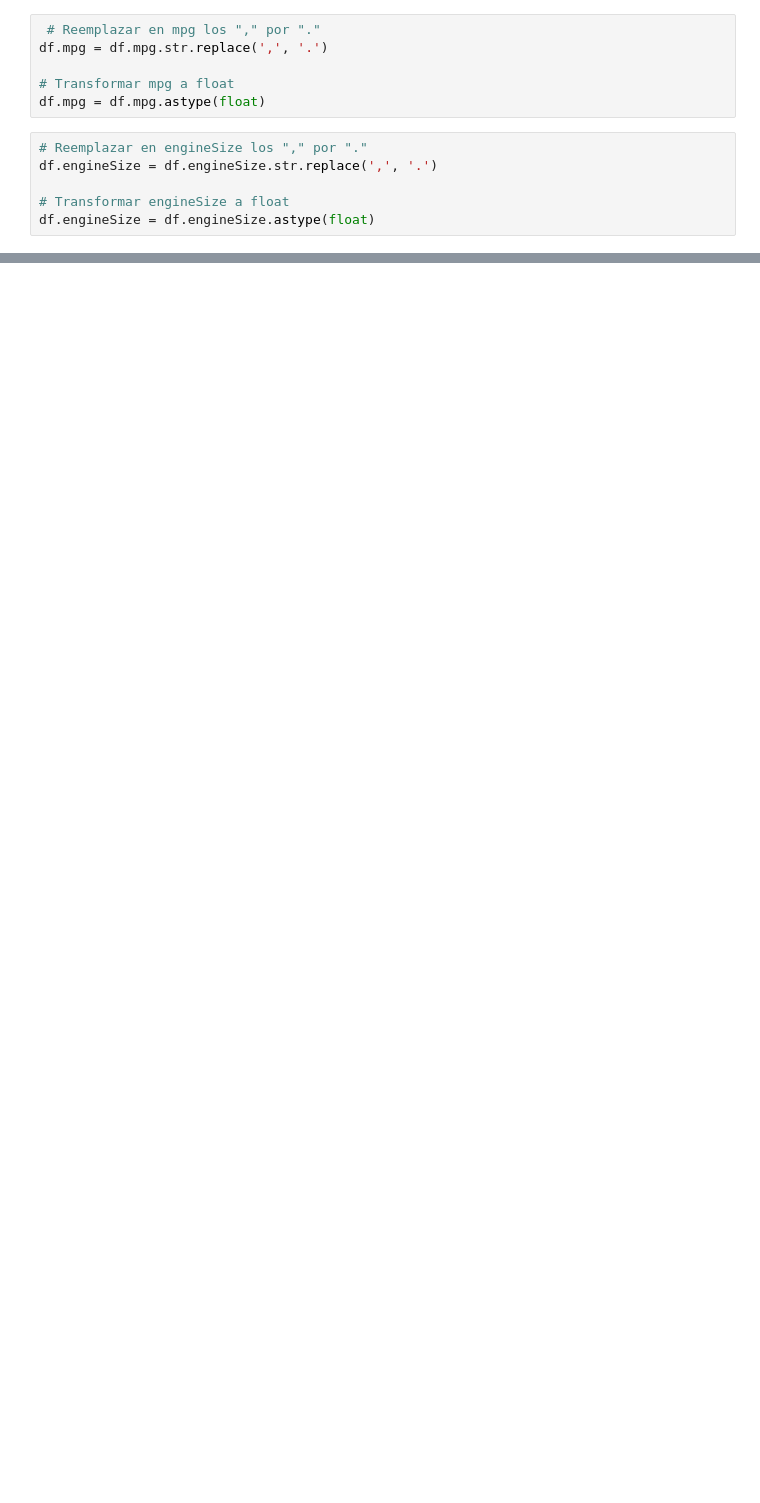
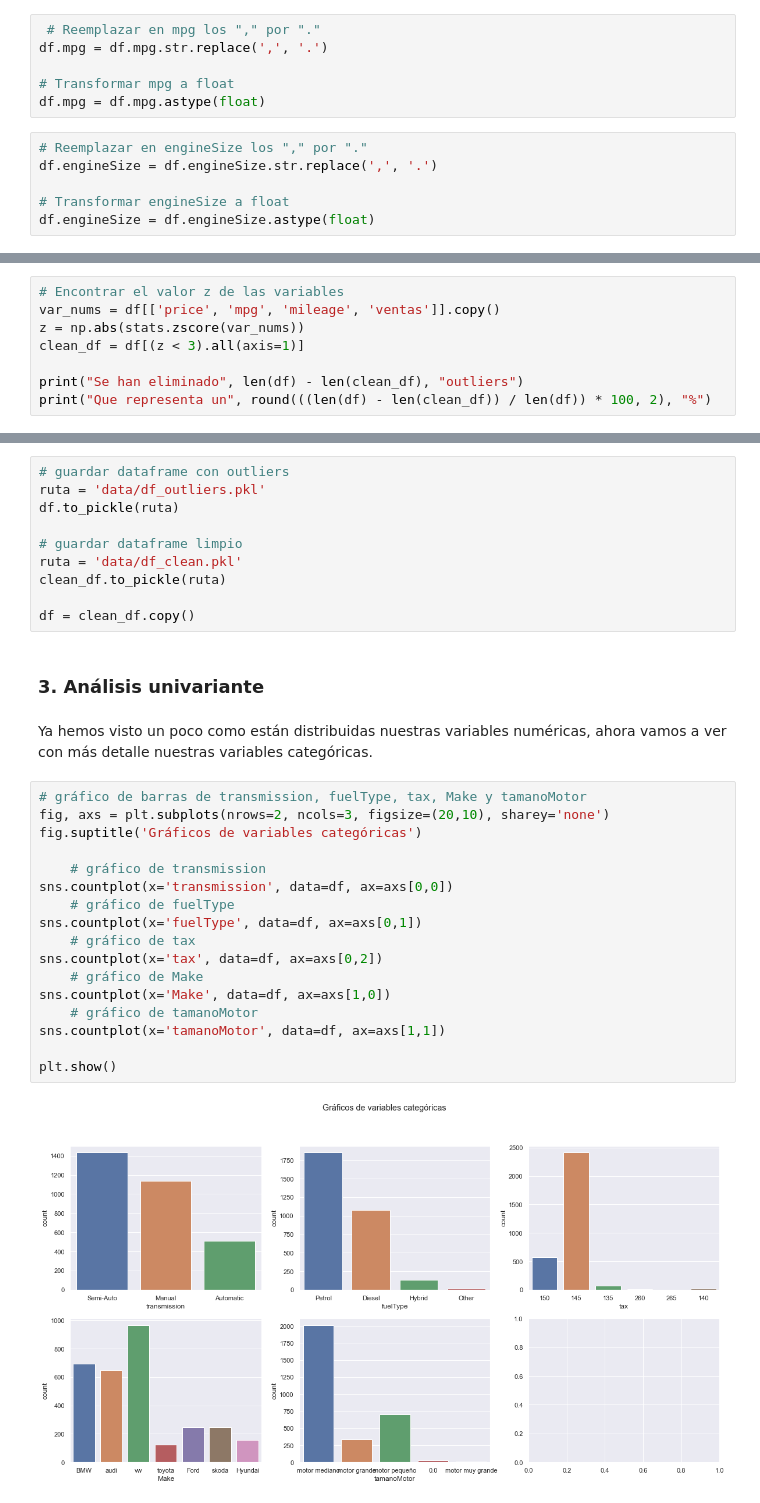
Before and after one commit to carloscabruja/EDA_Autos, a Jupyter notebook: exploratory_data_analysis.ipynb, the cells around one changed output, grey strips where cells are left out. Drawn from its saved outputs; the diff is of its cells as text; blank space fills up the shorter version.

```diff
--- a/exploratory_data_analysis.ipynb
+++ b/exploratory_data_analysis.ipynb
@@ -118,0 +194,8 @@ array([2. , 1.5, 1. , 3. , 1.4, 1.6, 1.2, 2.4, 5. , 2.5, 0. , 2.8, 1.8,
+# %%
+# Encontrar el valor z de las variables
+var_nums = df[['price', 'mpg', 'mileage', 'ventas']].copy()
+z = np.abs(stats.zscore(var_nums))
+clean_df = df[(z < 3).all(axis=1)]
+
+print("Se han eliminado", len(df) - len(clean_df), "outliers")
+print("Que representa un", round(((len(df) - len(clean_df)) / len(df)) * 100, 2), "%")
@@ -118,0 +207,33 @@ array([2. , 1.5, 1. , 3. , 1.4, 1.6, 1.2, 2.4, 5. , 2.5, 0. , 2.8, 1.8,
+# %%
+# guardar dataframe con outliers
+ruta = 'data/df_outliers.pkl'
+df.to_pickle(ruta)
+
+# guardar dataframe limpio
+ruta = 'data/df_clean.pkl'
+clean_df.to_pickle(ruta)
+
+df = clean_df.copy()
+# %% [markdown]
+### 3. Análisis univariante
+# %% [markdown]
+Ya hemos visto un poco como están distribuidas nuestras variables numéricas, ahora vamos a ver con más detalle nuestras variables categóricas.
+# %%
+# gráfico de barras de transmission, fuelType, tax, Make y tamanoMotor
+fig, axs = plt.subplots(nrows=2, ncols=3, figsize=(20,10), sharey='none')
+fig.suptitle('Gráficos de variables categóricas')
+
+    # gráfico de transmission
+sns.countplot(x='transmission', data=df, ax=axs[0,0])
+    # gráfico de fuelType
+sns.countplot(x='fuelType', data=df, ax=axs[0,1])
+    # gráfico de tax
+sns.countplot(x='tax', data=df, ax=axs[0,2])
+    # gráfico de Make
+sns.countplot(x='Make', data=df, ax=axs[1,0])
+    # gráfico de tamanoMotor
+sns.countplot(x='tamanoMotor', data=df, ax=axs[1,1])
+
+plt.show()
+# %% [output]
+[figure, added]
```
Also changed, not shown: parts of 30 cells of this notebook, 3 other files.
